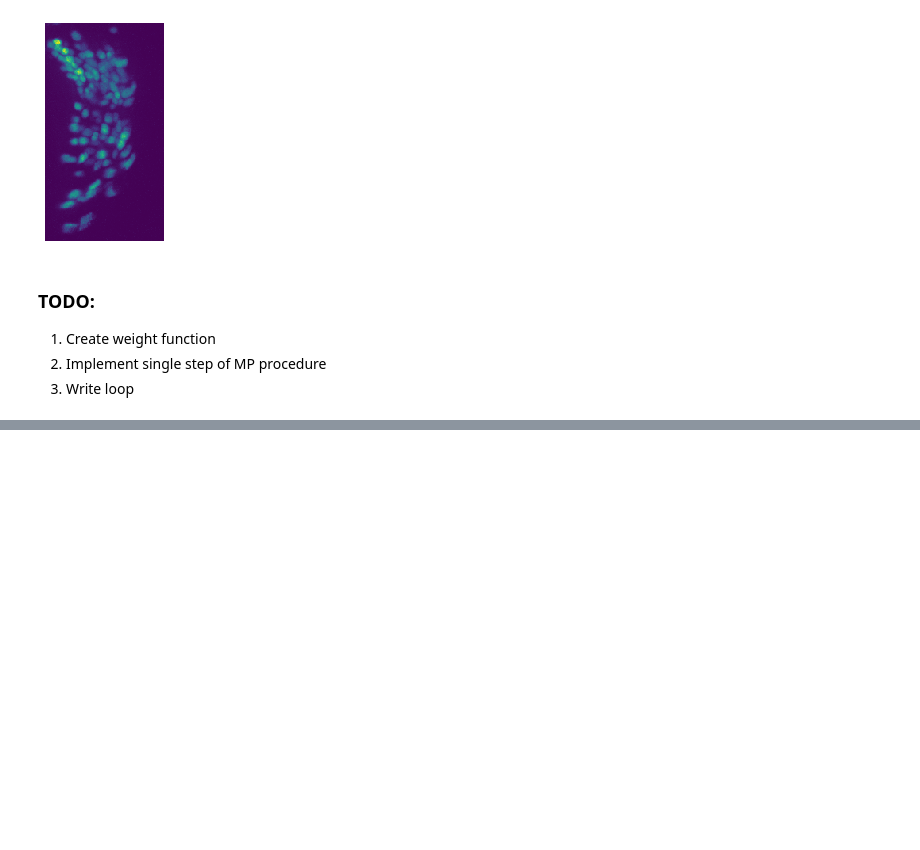
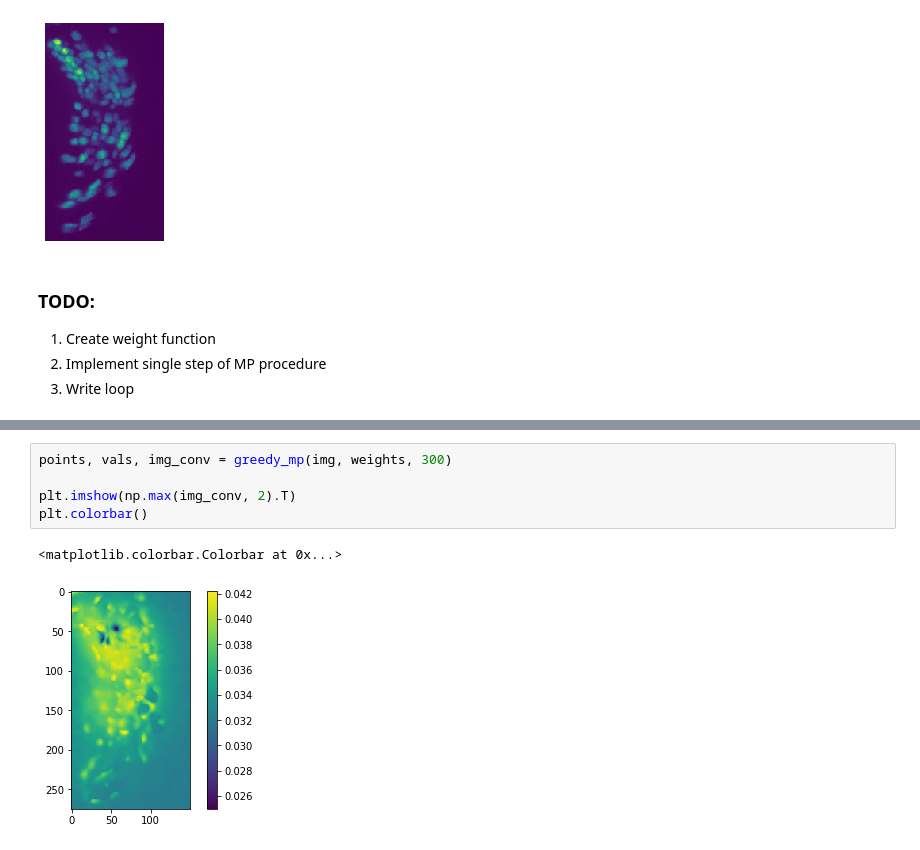
Before and after one commit to evarol/ot_tracking, a Jupyter notebook: python/notebooks/decompose_mp.ipynb, the cells around one changed output, grey strips where cells are left out. Saved outputs shown, nothing was run; the diff lists cells and outputs as text; blank space fills up the shorter version.

Commit message:
Implemented Greedy MP (Elad, 2014)

```diff
--- a/python/notebooks/decompose_mp.ipynb
+++ b/python/notebooks/decompose_mp.ipynb
@@ -139,0 +172,8 @@ def matching_pursuit(img, weights, n_iter):
+# %%
+points, vals, img_conv = greedy_mp(img, weights, 300)
+
+plt.imshow(np.max(img_conv, 2).T)
+plt.colorbar()
+# %% [output]
+<matplotlib.colorbar.Colorbar at 0x...>
+[figure, added]
```
Also changed, not shown: parts of 6 cells of this notebook.
